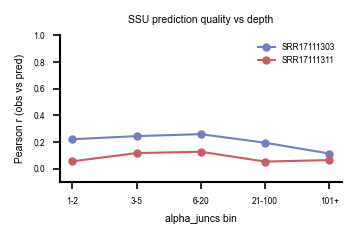
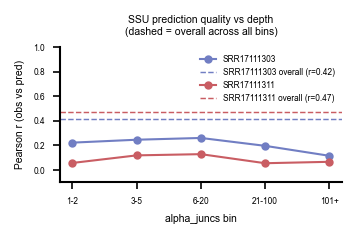
Code edit (unified diff) that turned the first committed figure into the second:
--- before
+++ after
@@ -8,4 +8,10 @@
 summary = pd.DataFrame(rows)
 
+# Overall (pooled) Pearson per sample — matches finetuning_full metrics
+overall_r = {}
+for sample, grp in preds.dropna(subset=["pred_ssu","obs_ssu"]).groupby("sample_id"):
+    r, _ = pearsonr(grp["obs_ssu"], grp["pred_ssu"])
+    overall_r[sample] = r
+
 fig, ax = plt.subplots(figsize=(6 * cm, 4 * cm))
 pal = {"SRR17111303": "#717EC3", "SRR17111311": "#C95D63"}
@@ -13,7 +19,9 @@
     ax.plot(grp["depth_bin"].astype(str), grp["pearson_r"], marker="o", markersize=3,
             linewidth=1, color=pal[sample], label=sample)
+    ax.axhline(overall_r[sample], color=pal[sample], linewidth=0.7, linestyle="--",
+               label="{} overall (r={:.2f})".format(sample, overall_r[sample]))
 ax.set_xlabel("alpha_juncs bin", fontsize=5)
 ax.set_ylabel("Pearson r (obs vs pred)", fontsize=5)
-ax.set_title("SSU prediction quality vs depth", fontsize=5)
+ax.set_title("SSU prediction quality vs depth\n(dashed = overall across all bins)", fontsize=5)
 ax.tick_params(labelsize=4)
 ax.legend(fontsize=4, frameon=False)
@@ -24,2 +32,5 @@
 plt.show()
 print(summary.to_string(index=False))
+print("\nOverall Pearson r (all sites, matches finetuning_full metrics):")
+for s, r in overall_r.items():
+    print("  {}: {:.4f}".format(s, r))

Commit: more debugging collect predictions